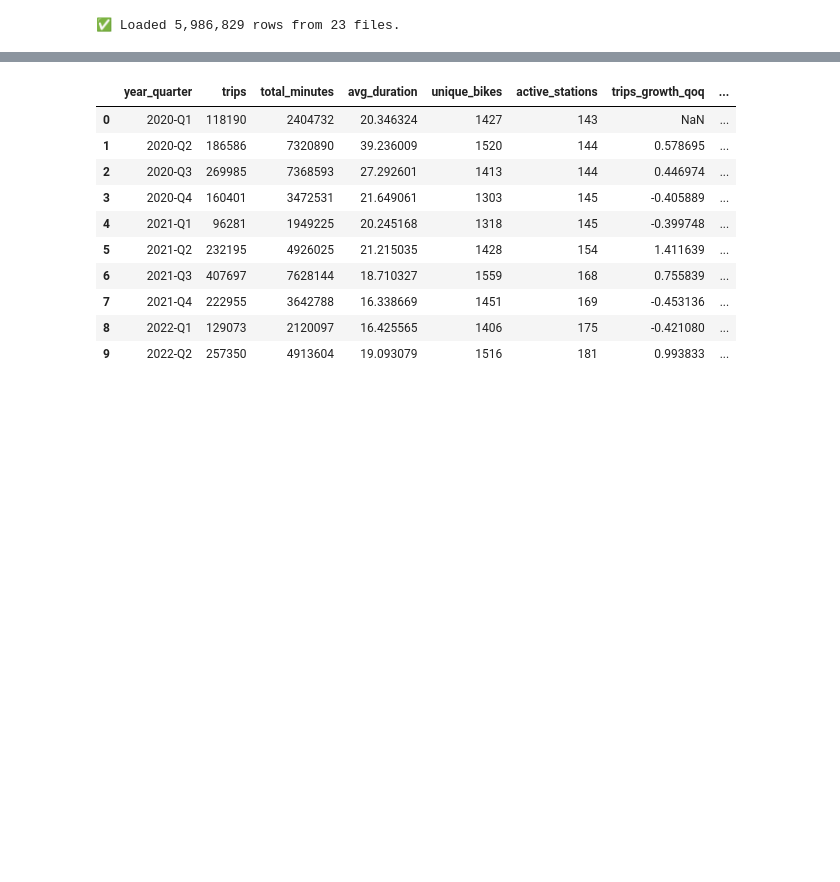
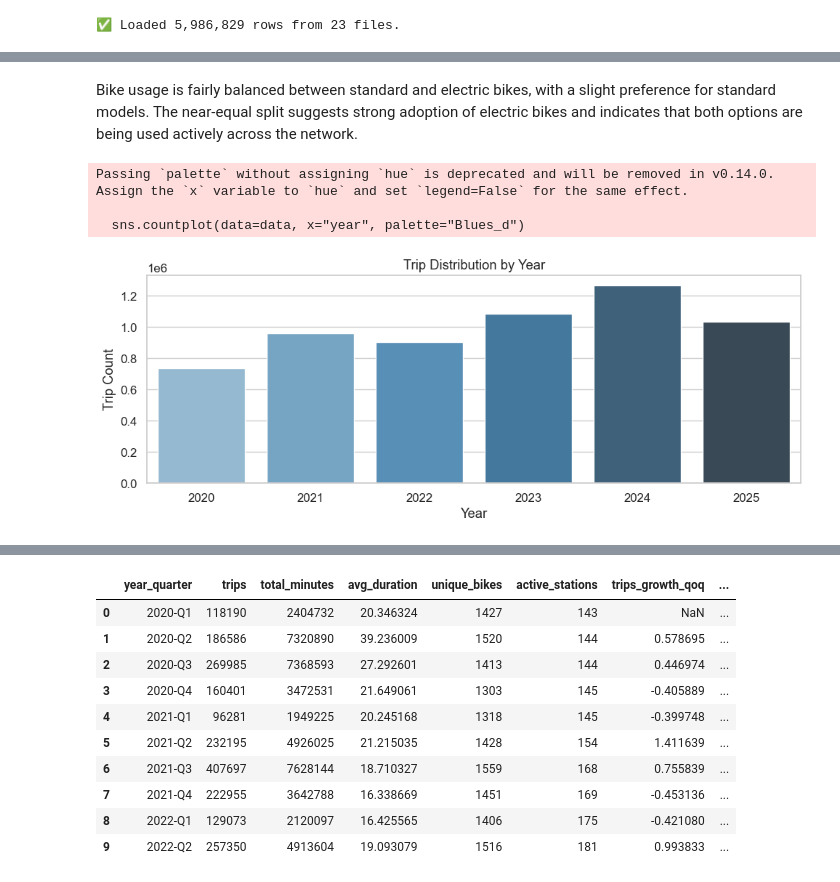
Before and after one commit to MiaTran1112/perpay-bike-share-challenge, a Jupyter notebook: notebooks/eda.ipynb, the cells around one changed output, grey strips where cells are left out. Saved outputs shown, nothing was run; the diff lists cells and outputs as text; code cells hidden in the pictures; blank space fills up the shorter version.

```diff
--- a/notebooks/eda.ipynb
+++ b/notebooks/eda.ipynb
@@ -54,0 +187,20 @@ print(f"✅ Loaded {len(data):,} rows from {len(dfs)} files.")
+# %% [markdown]
+Bike usage is fairly balanced between standard and electric bikes, with a slight preference for standard models. The near-equal split suggests strong adoption of electric bikes and indicates that both options are being used actively across the network.
+# %%
+# Temporal Distribution: trips by year/month
+data["start_time"] = pd.to_datetime(data["start_time"], errors="coerce")
+data["year"] = data["start_time"].dt.year
+data["month"] = data["start_time"].dt.month
+
+plt.figure(figsize=(10,4))
+sns.countplot(data=data, x="year", palette="Blues_d")
+plt.title("Trip Distribution by Year")
+plt.xlabel("Year")
+plt.ylabel("Trip Count")
+plt.tight_layout()
+plt.show()
+# %% [output]
+Passing `palette` without assigning `hue` is deprecated and will be removed in v0.14.0. Assign the `x` variable to `hue` and set `legend=False` for the same effect.
+
+  sns.countplot(data=data, x="year", palette="Blues_d")
+[figure, added]
```
Also changed, not shown: parts of 15 cells of this notebook.
